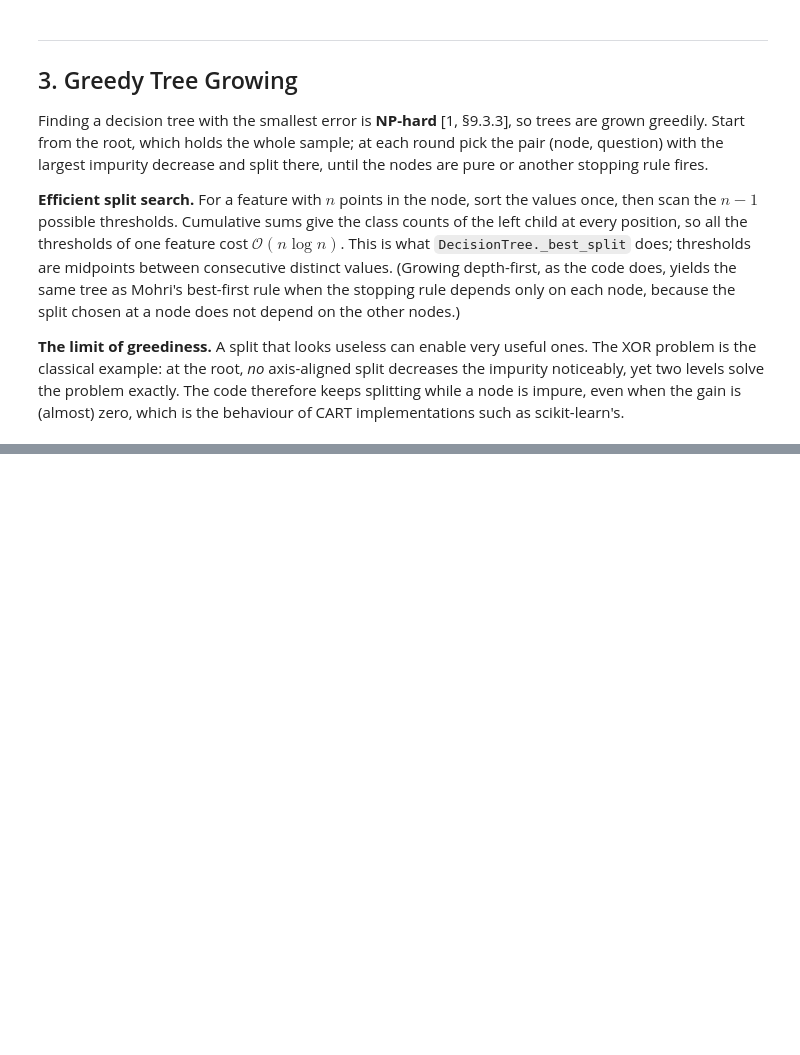
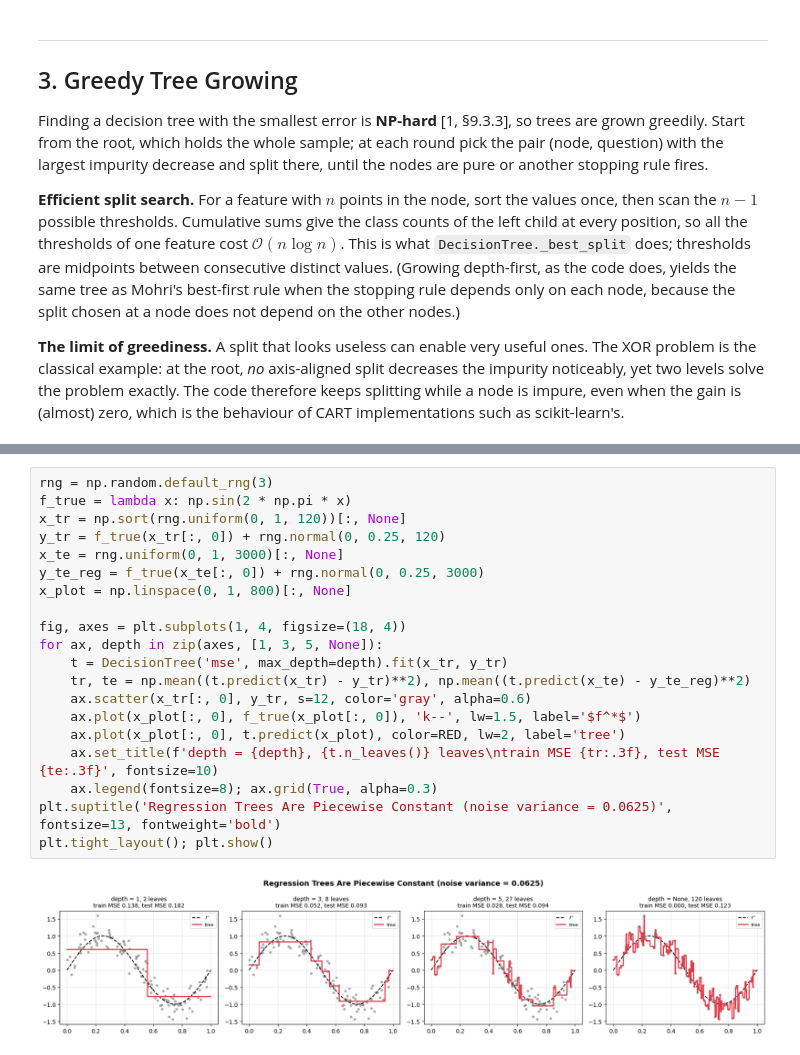
Before and after one commit to matteoguerrucci7-max/Machine-Learning, a Jupyter notebook: 09_decision_trees_random_forest_boosting.ipynb, the cells around one changed output, grey strips where cells are left out. Drawn from its saved outputs; the diff is of its cells as text; blank space fills up the shorter version.

```diff
--- a/09_decision_trees_random_forest_boosting.ipynb
+++ b/09_decision_trees_random_forest_boosting.ipynb
@@ -586,0 +616,22 @@ plt.tight_layout(); plt.show()
+# %%
+rng = np.random.default_rng(3)
+f_true = lambda x: np.sin(2 * np.pi * x)
+x_tr = np.sort(rng.uniform(0, 1, 120))[:, None]
+y_tr = f_true(x_tr[:, 0]) + rng.normal(0, 0.25, 120)
+x_te = rng.uniform(0, 1, 3000)[:, None]
+y_te_reg = f_true(x_te[:, 0]) + rng.normal(0, 0.25, 3000)
+x_plot = np.linspace(0, 1, 800)[:, None]
+
+fig, axes = plt.subplots(1, 4, figsize=(18, 4))
+for ax, depth in zip(axes, [1, 3, 5, None]):
+    t = DecisionTree('mse', max_depth=depth).fit(x_tr, y_tr)
+    tr, te = np.mean((t.predict(x_tr) - y_tr)**2), np.mean((t.predict(x_te) - y_te_reg)**2)
+    ax.scatter(x_tr[:, 0], y_tr, s=12, color='gray', alpha=0.6)
+    ax.plot(x_plot[:, 0], f_true(x_plot[:, 0]), 'k--', lw=1.5, label='$f^*$')
+    ax.plot(x_plot[:, 0], t.predict(x_plot), color=RED, lw=2, label='tree')
+    ax.set_title(f'depth = {depth}, {t.n_leaves()} leaves\ntrain MSE {tr:.3f}, test MSE {te:.3f}', fontsize=10)
+    ax.legend(fontsize=8); ax.grid(True, alpha=0.3)
+plt.suptitle('Regression Trees Are Piecewise Constant (noise variance = 0.0625)', fontsize=13, fontweight='bold')
+plt.tight_layout(); plt.show()
+# %% [output]
+[figure, added]
```
Also changed, not shown: parts of 33 cells of this notebook.
